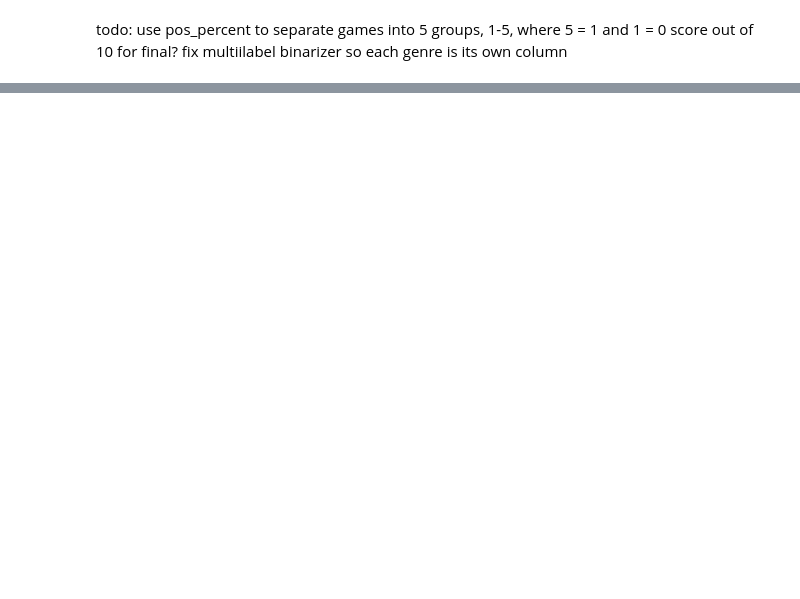
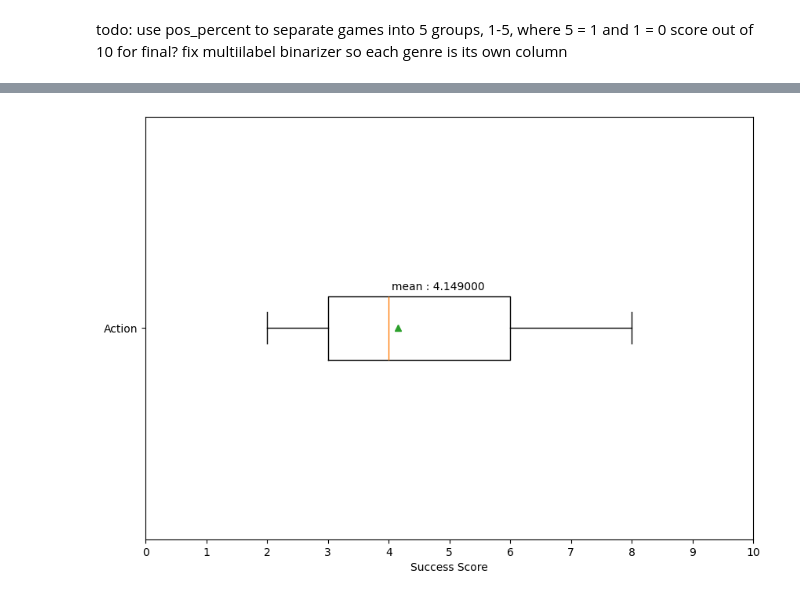
Before and after one commit to Jdd197/Steam-Analysis-Project, a Jupyter notebook: Steam Analysis Project.ipynb, the cells around one changed output, grey strips where cells are left out. Drawn from its saved outputs; the diff is of its cells as text; code cells hidden in the pictures; blank space fills up the shorter version.

Commit message:
Finished analysis portion, started graphing

```diff
--- a/Steam Analysis Project.ipynb
+++ b/Steam Analysis Project.ipynb
@@ -227,0 +269,6 @@ genre_sep.loc[genre_sep.Action == 1]
+# %%
+Tier.loc[Tier['AppID'].isin(T2.AppID), 'R_Score'] = 3
+# %%
+Tier.loc[Tier['AppID'].isin(T3.AppID), 'R_Score'] = 4
+# %%
+Tier.loc[Tier['AppID'].isin(T4.AppID), 'R_Score'] = 5
@@ -227,0 +316,2 @@ genre_sep.loc[genre_sep.Action == 1]
+# %%
+Tier["Success_Score"] = Tier.R_Score + Tier.Owner_Score
@@ -227,0 +411,26 @@ genre_sep.loc[genre_sep.Action == 1]
+# %%
+#testplot
+#need to create plot outside of loop
+#make horizontal boxplots in one graph
+#make labels relative to plot
+#for genre in genre_sep:
+#data = Tier.loc[Tier.AppID.isin(genre_sep.loc[genre_sep[genre] == 1].AppID)].Success_Score
+#how to plot multiple graphs on same plot?
+
+fig  = plt.figure(figsize = (10,7))
+data = Tier.loc[Tier.AppID.isin(genre_sep.loc[genre_sep["Action"] == 1].AppID)].Success_Score
+
+
+bp = plt.boxplot(data, showmeans = True, vert = False )
+for line in bp['means']:
+    x,y = line.get_xydata()[0]
+    m_text = round(data.mean(),3)
+    text = "mean : %f" %m_text
+    plt.text(x -.1 , y + .11 , s =  text, va = 'top')
+plt.xticks(range(0,11))
+plt.xlabel("Success Score")
+plt.yticks([1],["Action"])
+#plt.yticks(range(1, len(gcol)),???)
+plt.show()
+# %% [output]
+[figure, added]
```
Also changed, not shown: parts of 36 cells of this notebook.
